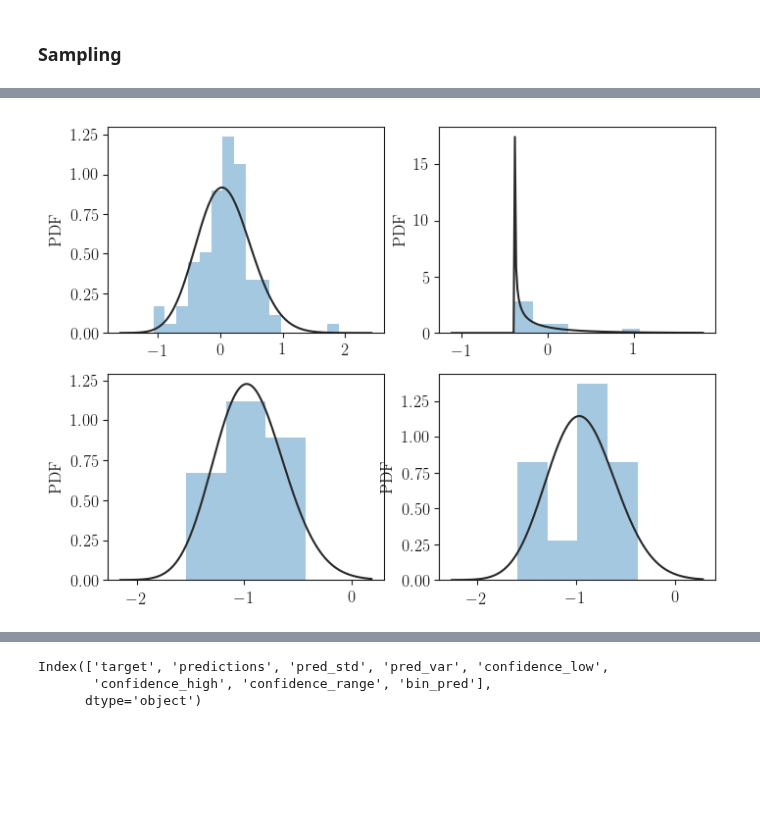
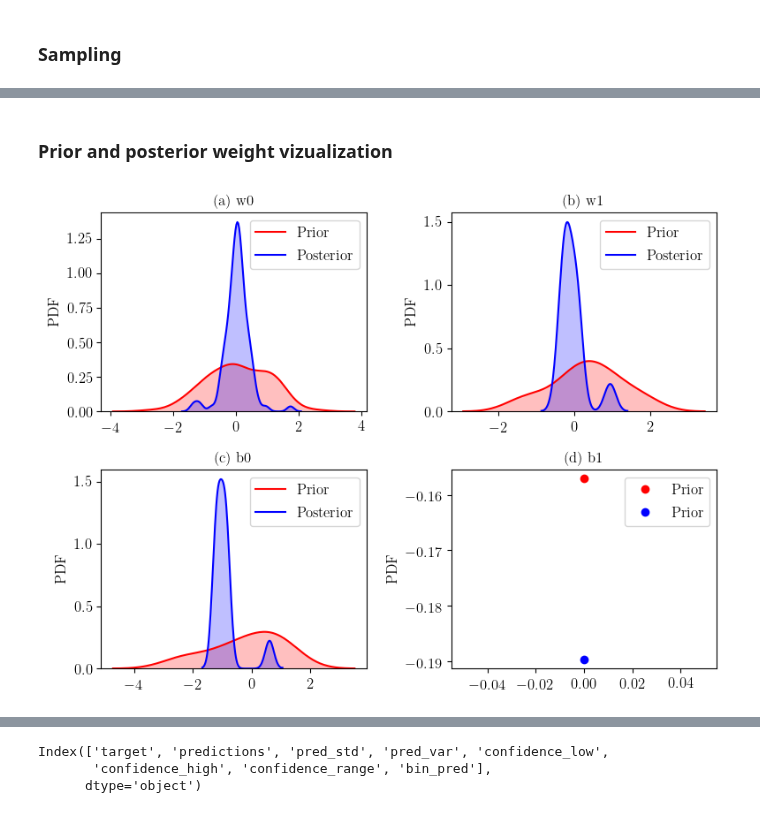
Before and after one commit to msahamed/earthquake_physics_bayesian_nn, a Jupyter notebook: Baysian_neural_network.ipynb, the cells around one changed output, grey strips where cells are left out. Cells and saved outputs as stored; diff of their text form; code cells hidden in the pictures; blank space fills up the shorter version.

```diff
--- a/Baysian_neural_network.ipynb
+++ b/Baysian_neural_network.ipynb
@@ -248,24 +225,11 @@ np.shape(qW_0_samples.eval().mean(axis = 0))
+# %% [markdown]
+### Prior and posterior weight vizualization
 # %%
-qw_0_val, qw_1_val = qW_0_samples.eval().mean(axis = 0), qW_1_samples.eval().mean(axis = 0)
-qb_0_val, qb_1_val = qb_0_samples.eval().mean(axis = 0), qb_0_samples.eval().mean(axis = 0)
+### prior weights
+prior_weights = W_0.eval(), W_1.eval(), b_0.eval(), b_1.eval()
+
+### Posterior mean weights
+post_weights = qW_0_samples.eval().mean(axis = 0), qW_1_samples.eval().mean(axis = 0),\
+               qb_0_samples.eval().mean(axis = 0), qb_1_samples.eval().mean(axis = 0)
+
+### Posterior weights of a NN that maximizes the accuracies
-# %%
-plt.figure(figsize=(8, 6))
-plt.subplot(221)
-sns.distplot(qw_0_val.reshape(-1), kde=False, fit=stats.gamma)
-plt.ylabel('PDF')
-
-plt.subplot(222)
-sns.distplot(qw_1_val.reshape(-1), kde=False, fit=stats.gamma)
-plt.ylabel('PDF')
-
-plt.subplot(223)
-sns.distplot(qb_0_val.reshape(-1), kde=False, fit=stats.gamma)
-plt.ylabel('PDF')
-
-plt.subplot(224)
-sns.distplot(qb_1_val.reshape(-1), kde=False, fit=stats.gamma)
-plt.ylabel('PDF')
-
-plt.show()
-# %% [output]
-[figure, removed]
@@ -274,3 +236,30 @@ predictions_samp = samplepredictions[:, :, 0]
+# %%
+def plot_weight_distribution(prior = True):
+
+    plt.figure(figsize=(8, 6))
+
+    wgt = ['w0', 'w1', 'b0', 'b1']
+    lbl = ['a', 'b', 'c', 'd']
+
+    for i in range(len(prior_weights)):
+        plt.subplot(2, 2, i+1)
+        if i == 3:
+            plt.plot(prior_weights[i].reshape(-1), "ro", label = 'Prior')
+            plt.plot(post_weights[i].reshape(-1), "bo", label = 'Prior')
+        else:
+            sns.kdeplot(prior_weights[i].reshape(-1), shade = True, color = "r", label = 'Prior')
+            sns.kdeplot(post_weights[i].reshape(-1), shade = True, color = "b", label = 'Posterior')
+
+        plt.title('(' + lbl[i] + ') ' + wgt[i])
+        plt.ylabel('PDF')
+
+    plt.legend()
+    plt.tight_layout()
+    plt.show()
+# %%
+plot_weight_distribution()
+# %% [output]
+[figure, added]
 # %%
 results = pd.DataFrame()
 results['target'] = list(ytest)
```
Also changed, not shown: parts of 30 cells of this notebook.
